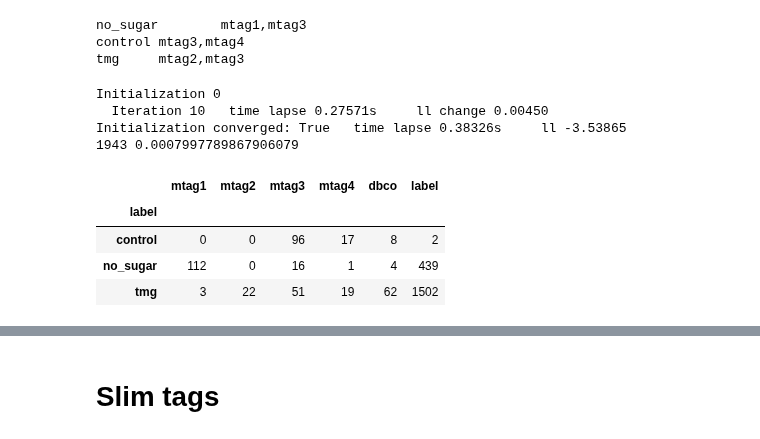
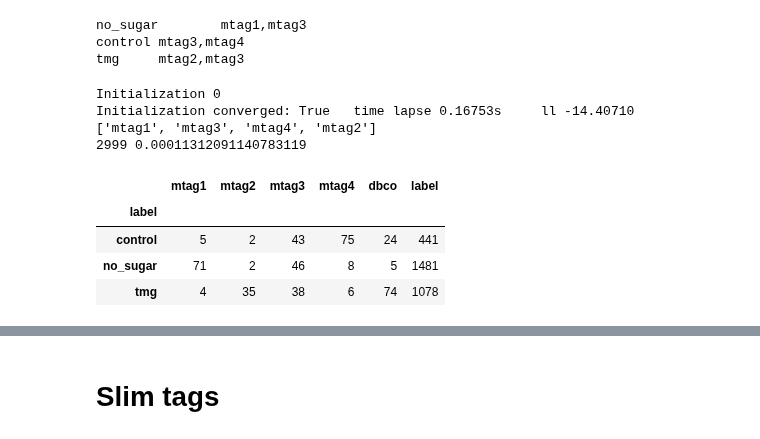
Before and after one commit to sbooeshaghi/azucar, a Jupyter notebook: analysis/293T/obs2/assign.ipynb, the cells around one changed output, grey strips where cells are left out. Drawn from its saved outputs; the diff is of its cells as text; code cells hidden in the pictures.

```diff
--- a/analysis/293T/obs2/assign.ipynb
+++ b/analysis/293T/obs2/assign.ipynb
@@ -1567,16 +1567,27 @@ def drop_markers(markers_ec, drop_ids):
 # drop_markers(markers_ec, set(drop_genes))
 # markers_ec == truth
 
-def do_ipf(mtx):
+def do_ipf(mtx, axis_uniform = 1):
   rows, cols = mtx.shape
   n = 1
-  aggregates = [
-                np.ones(rows)*n/rows, # rows, each cell uniform
-                nd(mtx.sum(0))/mtx.sum() # columns, each tag proportional
-                ]
+  if axis_uniform == 1:
+    aggregates = [
+                  np.ones(rows)*n/rows, # rows, each cell uniform
+                  nd(mtx.sum(0))/mtx.sum() # columns, each tag proportional
+                  ]
+  elif axis_uniform == 0:
+    aggregates = [
+                  nd(mtx.sum(1))/mtx.sum(), # rows, each cell proportional
+                  np.ones(cols)*n/cols, # columns, each tag uniform
+                  ]
+  elif axis_uniform == -1:
+    aggregates = [
+                  np.ones(rows)*n/rows, # rows, each cell uniform,
+                  np.ones(cols)*n/cols, # columns, each tag uniform
+                  ]
   dimensions = [[0], [1]]
 
-  IPF = ipfn.ipfn(mtx, aggregates, dimensions, max_iteration=10000)
+  IPF = ipfn.ipfn(mtx, aggregates, dimensions, max_iteration=100_000)
   m = IPF.iteration()
   newmtx = m*mtx.sum()
   return newmtx.astype(int)
@@ -1710,7 +1721,7 @@ G
 #@title mx norm
 def mx_norm(matrix_fn, out_matrix_fn):
   mtx = mmread(matrix_fn).toarray()
-  mtx_ipf = do_ipf(mtx.copy())
+  mtx_ipf = do_ipf(mtx.copy(), axis_uniform=1) # 0: uniform cols, 1: uniform rows, -1: both uniform
   mmwrite(out_matrix_fn, csr_matrix(mtx_ipf))
 # %%
 #@title test mx norm
@@ -1979,13 +1987,16 @@ def mx_assign(matrix_fn, barcodes_fn, genes_fn, markers_ec_fn, groups_fn):
   # print(n_clusters, *G.shape, sep=", ")
 
   # get the centroids for the existing data
+
   data = {
       "X": {
+          "raw": G,
           "raw_log1p": np.log1p(G),
+          "norm": G/nd(G.sum())[:,None]
       }
   }
 
-  method = "raw_log1p"
+  method = "raw"
 
   # have to initialize the clusters by first mean centering alternative is to zscore the means
 
@@ -2048,6 +2059,7 @@ def mx_assign(matrix_fn, barcodes_fn, genes_fn, markers_ec_fn, groups_fn):
   ent = entropy(prob, axis=1)
 
   # make df
+  print(genes)
   df = pd.DataFrame(G, columns=[f"{i}_ipf" for i in genes])
 
 
@@ -2194,37 +2206,37 @@ mx_extract("san.norm.matrix.mtx", "san.genes.txt", "select.txt", "san.norm.extr.
 df = mx_assign("san.norm.extr.matrix.mtx", "san.barcodes.txt", "san.extr.genes.txt", "markers.ec", "groups.txt")
 df["dbco"] = dbco
 df["dbco_ipf"] = dbco_norm
 
 
 ## find entropy cutoff
 adj_ent = -np.log(df["ent"].values)
 
 u, xx, v = knee(np.log1p(adj_ent.reshape(-1,1)))
-(cutoff, ncells) = gmm(xx, v, n_iter=1, n_comps=3)
+(cutoff, ncells) = gmm(xx, v, n_iter=1, n_comps=2)
 cutoff = np.exp(cutoff) - 1 # adjust (since we log1p it)
 ent_cutoff = np.exp(-cutoff)
 
 print(ncells, ent_cutoff)
 
 ## look at count distribution
 marker_genes = ["mtag1", "mtag2", "mtag3", "mtag4", "dbco"]
 marker_genes_norm = ["mtag1_ipf", "mtag2_ipf", "mtag3_ipf", "mtag4_ipf", "dbco_ipf"]
 
 df.query(f"ent < {ent_cutoff}").groupby("label").agg({
     "mtag1": "mean",
     "mtag2": "mean",
     "mtag3": "mean",
     "mtag4": "mean",
     "dbco": "mean",
     "label": "count"
     }).astype(int)
 # %% [output]
 Initialization 0
-  Iteration 10   time lapse 0.27571s     ll change 0.00450
-Initialization converged: True   time lapse 0.38326s     ll -3.53865
-1943 0.0007997789867906079
+Initialization converged: True   time lapse 0.16753s     ll -14.40710
+['mtag1', 'mtag3', 'mtag4', 'mtag2']
+2999 0.00011312091140783119
 |  | mtag1 | mtag2 | mtag3 | mtag4 | dbco | label |
 | label |  |  |  |  |  |  |
-| control | 0 | 0 | 96 | 17 | 8 | 2 |
-| no_sugar | 112 | 0 | 16 | 1 | 4 | 439 |
-| tmg | 3 | 22 | 51 | 19 | 62 | 1502 |
+| control | 5 | 2 | 43 | 75 | 24 | 441 |
+| no_sugar | 71 | 2 | 46 | 8 | 5 | 1481 |
+| tmg | 4 | 35 | 38 | 6 | 74 | 1078 |
```
Also changed, not shown: parts of 9 cells of this notebook.
